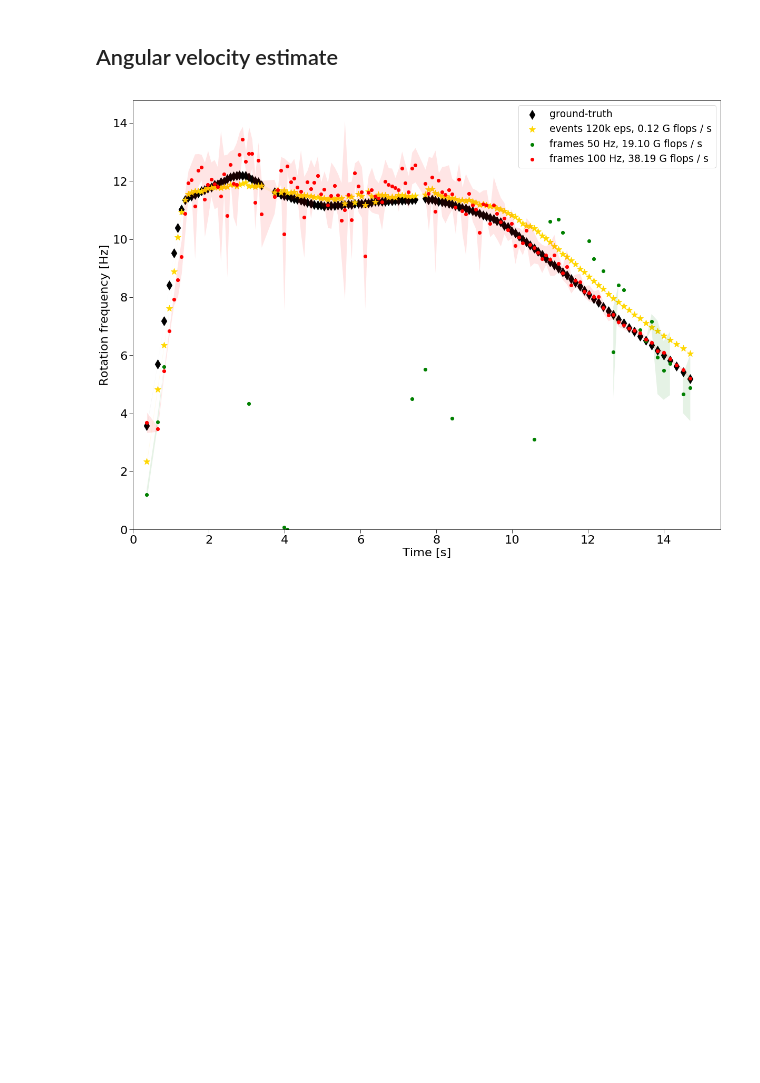
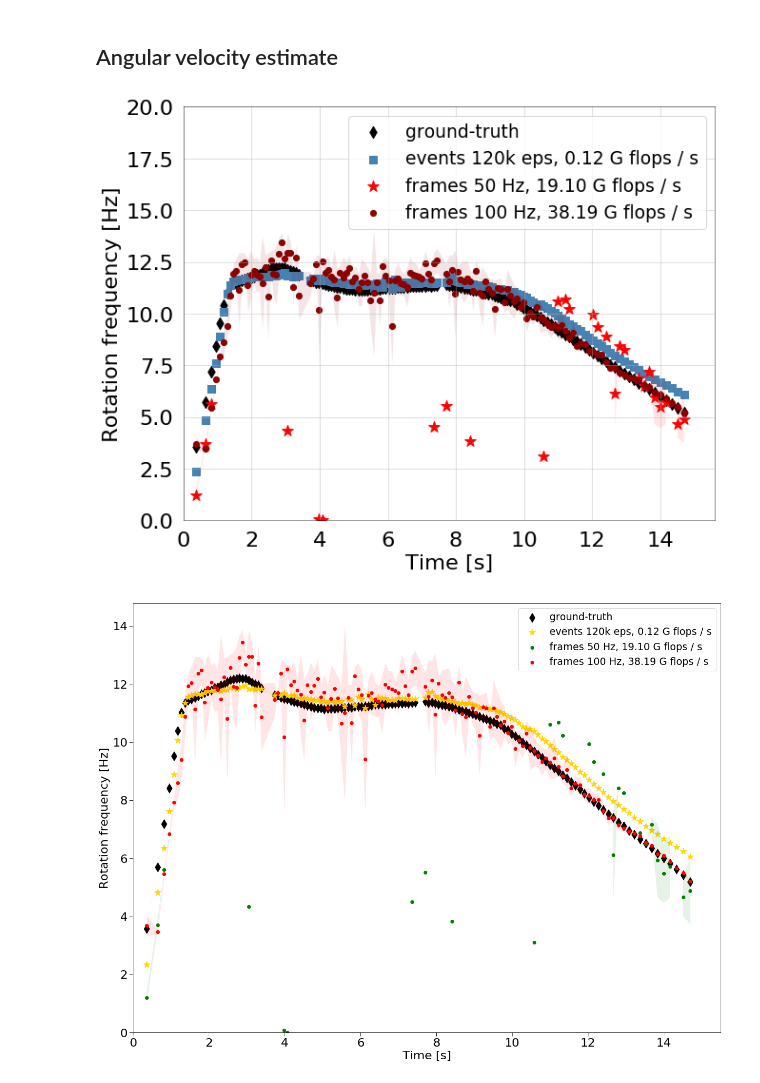
Before and after one commit to rbodo/eventbased_opticalflow, a Jupyter notebook: evaluate_frameflow.ipynb, the cells around one changed output. Cells and saved outputs as stored; diff of their text form; code cells hidden in the pictures; blank space fills up the shorter version.

Commit message:
Improved plotting.

```diff
--- a/evaluate_frameflow.ipynb
+++ b/evaluate_frameflow.ipynb
@@ -23,7 +23,7 @@ plotproperties = {
     'legend.fontsize': 'x-large',
     'lines.markersize': 3,
     'figure.figsize': (7, 6),
-    'savefig.format': 'png',
+    'savefig.format': 'pdf',
     'savefig.dpi': 300}
 
 matplotlib.rcParams.update(plotproperties)
@@ -642,6 +646,62 @@ def plot_tradeoff(filename, flops_per_frame, rotation_frames_sweep,
     ax.set_xlabel('Time [s]')
     ax.set_ylabel('Rotation frequency [Hz]')
     fig.savefig(os.path.join(path, filename))
+# %%
+# This is just for the journal submission.
+fig = plt.figure(figsize=(10, 8))
+ax = fig.add_subplot(111)
+markersize = 75
+costs = 1e-9 * np.array(list(np.array(frequencies_to_show, int) *
+                             flops_per_frame_sparse) +
+                        [50 * flops_per_frame_sparse, flops_per_s_events])
+max_cost = np.max(costs)
+colors = ['r', 'darkred', 'steelblue']
+idxs = slice(start_idx, end_idx)
+times = 1e-6 * circle_ts[idxs]
+
+ax.scatter(times, rotation_gt[idxs],
+           color='k', marker='d', s=markersize, label='ground-truth')
+ax.fill_between(times,
+                rotation_gt[idxs] - 1.96 * std_gt[idxs],
+                rotation_gt[idxs] + 1.96 * std_gt[idxs],
+                alpha=0.1, linewidth=0, color='k')
+
+ax.scatter(times, rotation_events[idxs],
+           color=colors[-1], marker='s', s=markersize,
+           label='events 120k eps, {:.2f} G flops / s'.format(costs[-1]))
+ax.fill_between(times,
+                rotation_events[idxs] - 1.96 * std_events[idxs],
+                rotation_events[idxs] + 1.96 * std_events[idxs],
+                alpha=0.1, linewidth=0, color=colors[-1])
+
+markers = ['*', '.']
+for i, frequency in enumerate(frequencies_to_show):
+    rotation_frames, std_frames = rotation_frames_sweep_sparse[frequency]
+    cost = costs[i]
+    ax.scatter(times, rotation_frames[idxs],
+               marker=markers[i], label='frames {} Hz, {:.2f} G flops / s'.format(frequency, cost),
+               color=colors[i], s=2*markersize)
+    ax.fill_between(times,
+                    rotation_frames[idxs] - 1.96 * std_frames[idxs],
+                    rotation_frames[idxs] + 1.96 * std_frames[idxs],
+                    alpha=0.1, linewidth=0, color=colors[i])
+
+ax.tick_params(axis='both', which='both', bottom=False, left=False)
+ax.grid(alpha=0.5)
+matplotlib.rcParams['grid.alpha'] = 0.5
+ax.spines['top'].set_alpha(0.5)
+ax.spines['right'].set_alpha(0.5)
+ax.spines['bottom'].set_alpha(0.5)
+ax.spines['left'].set_alpha(0.5)
+
+ax.set_xlim(0, None)
+ax.set_ylim(0, 20)
+ax.legend(loc='best')
+ax.set_xlabel('Time [s]')
+ax.set_ylabel('Rotation frequency [Hz]')
+fig.savefig(os.path.join(path, 'tradeoff_sparse'))
+# %% [output]
+[figure, added]
 # %%
 plot_tradeoff('tradeoff_sparse', flops_per_frame_sparse, rotation_frames_sweep_sparse)
 # %% [output]
```
Also changed, not shown: parts of 3 cells of this notebook.
